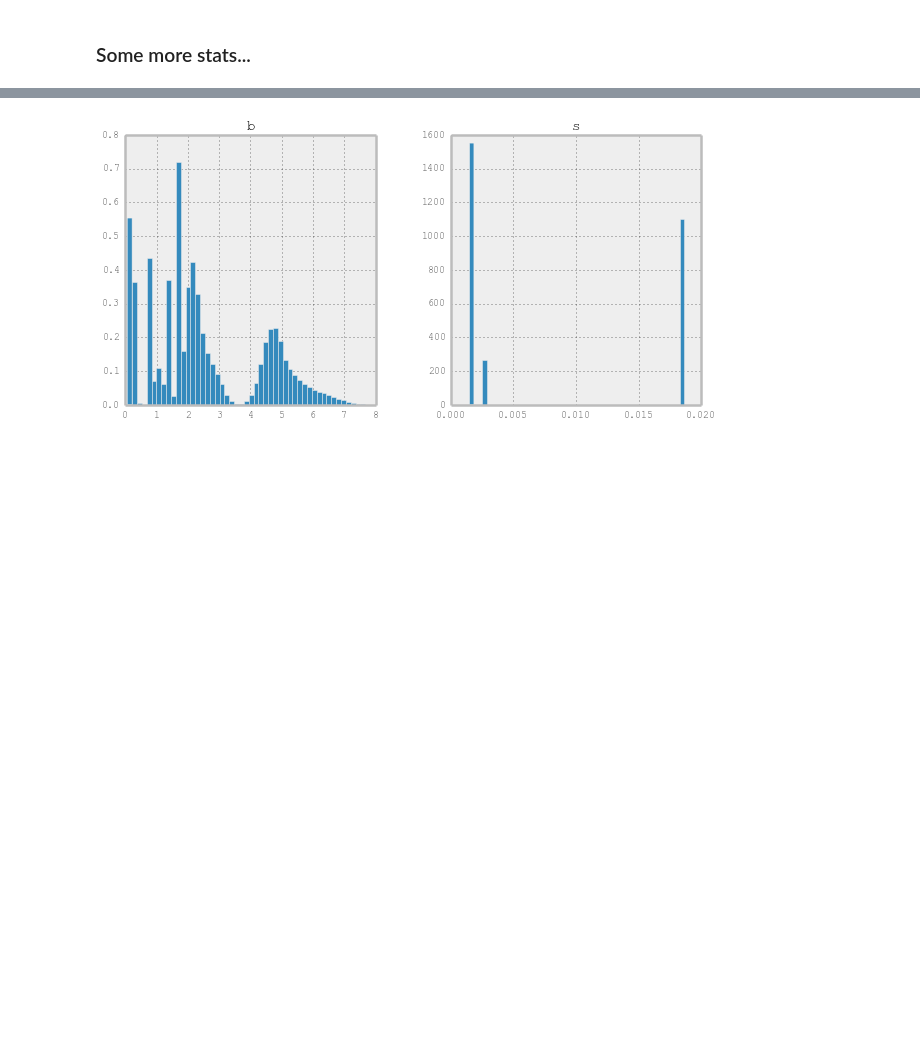
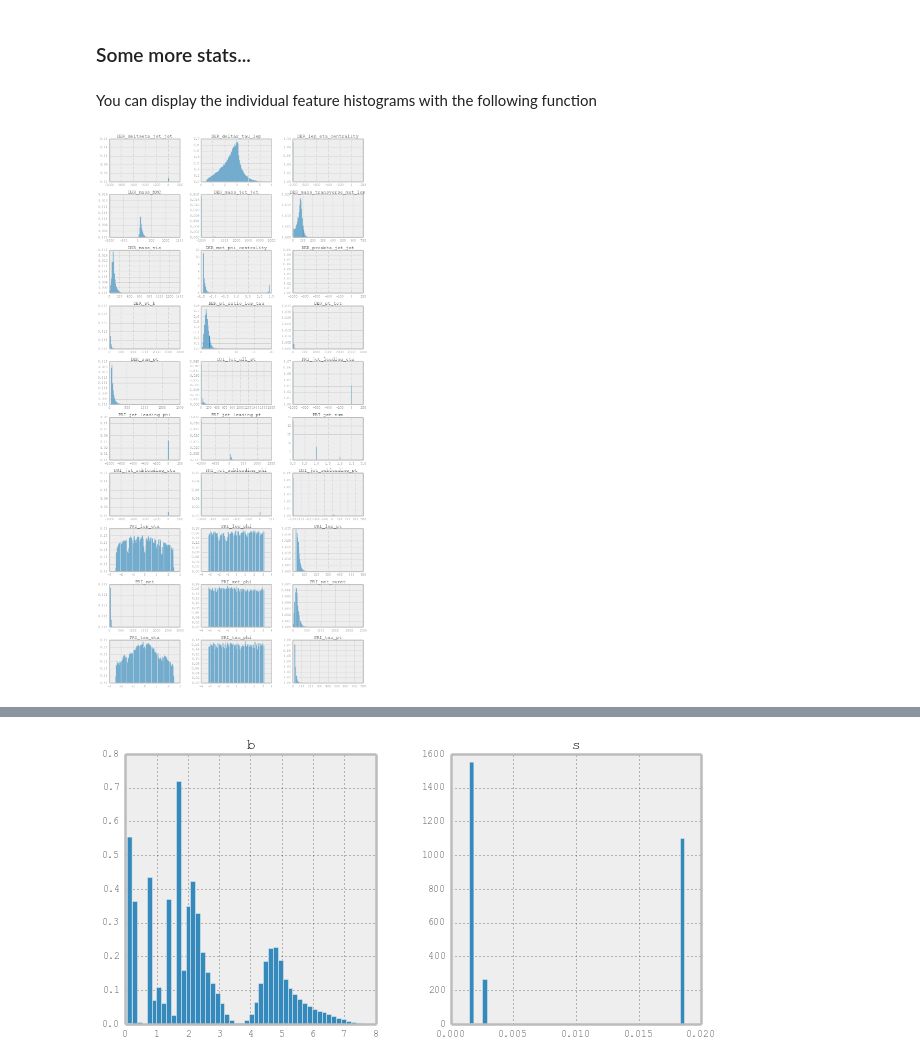
Before and after one commit to Djabbz/SOS14_practical_session, a Jupyter notebook: SOS.ipynb, the cells around one changed output, grey strips where cells are left out. Saved outputs shown, nothing was run; the diff lists cells and outputs as text; code cells hidden in the pictures; blank space fills up the shorter version.

```diff
--- a/SOS.ipynb
+++ b/SOS.ipynb
@@ -64,2 +83,8 @@ train_data.cleaned_describe()
 # %% [markdown]
 ### Some more stats...
+# %% [markdown]
+You can display the individual feature histograms with the following function
+# %%
+train_data.attributes_hist_grid()
+# %% [output]
+[figure, added]
```
Also changed, not shown: parts of 13 cells of this notebook, 1 other file.
